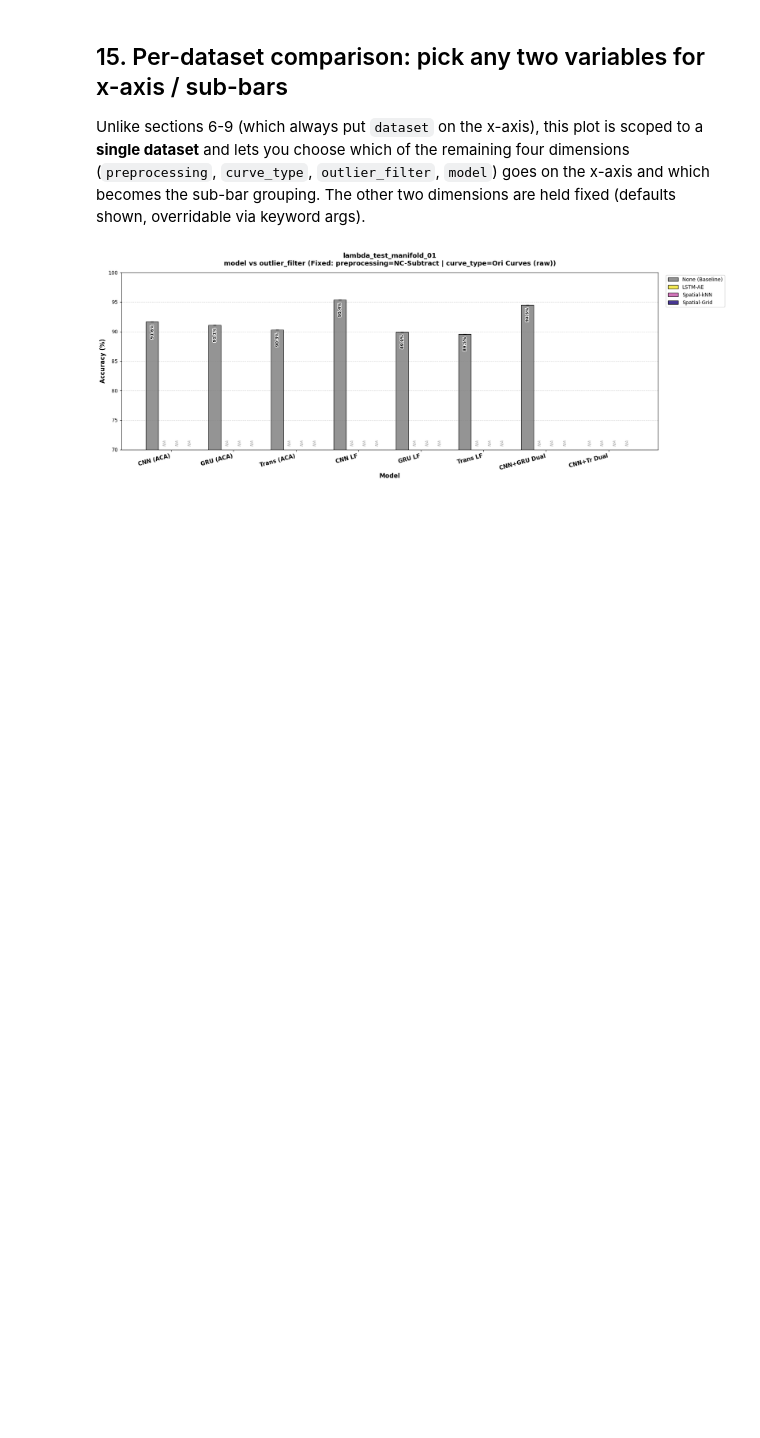
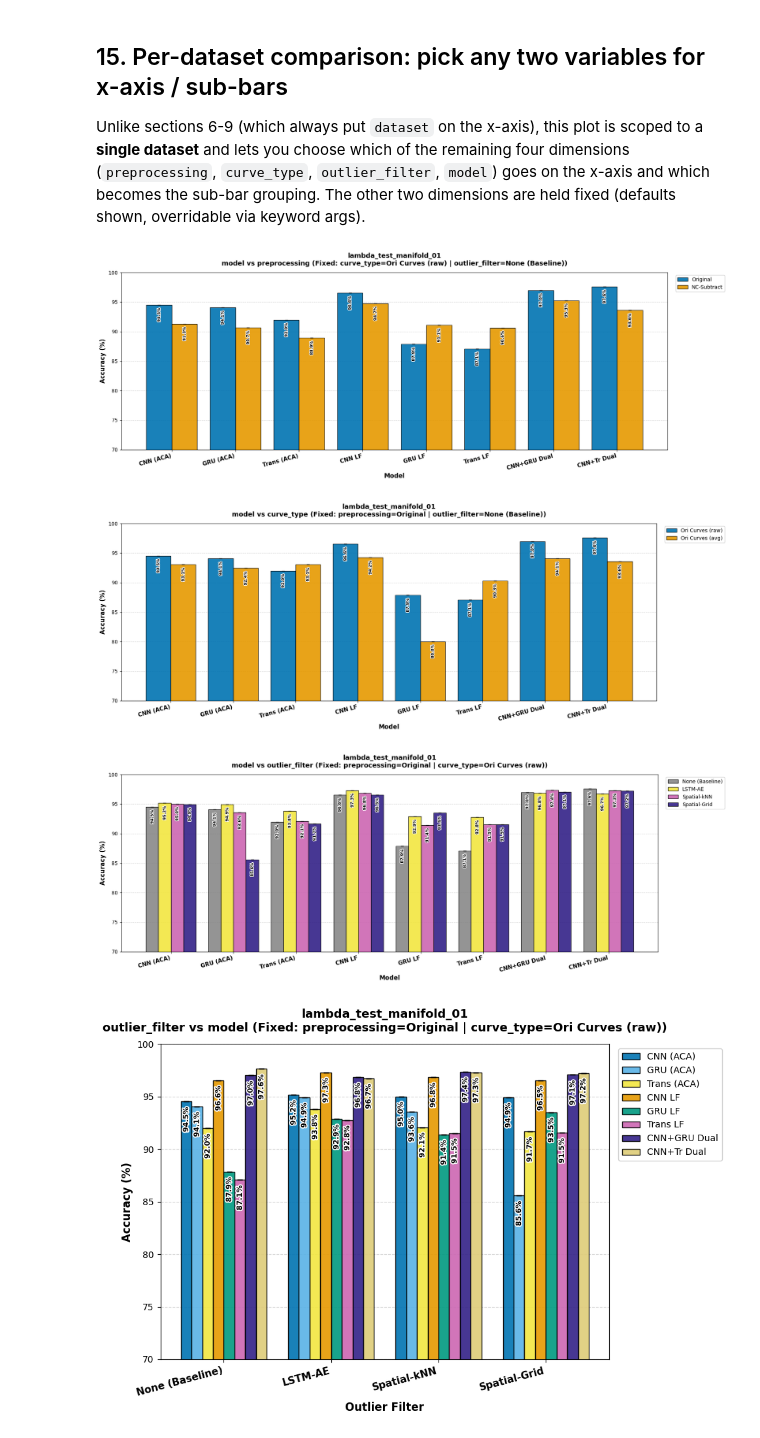
Before and after one commit to kautsarg/POC_DDM, a Jupyter notebook: gk_code/main/result_comparison.ipynb, the cells around one changed output. Drawn from its saved outputs; the diff is of its cells as text; code cells hidden in the pictures; blank space fills up the shorter version.

Commit message:
update visualisation script

```diff
--- a/gk_code/main/result_comparison.ipynb
+++ b/gk_code/main/result_comparison.ipynb
@@ -589,52 +589,90 @@ DIM_REGISTRY = {
     "model": dict(order=MODELS, color_map=MODEL_COLOR_MAP, label_map=MODEL_LABEL_MAP),
 }
 
-# Default fixed value for each dimension, used whenever that dimension is neither the
-# x-axis nor the sub-bar grouping and no explicit override is passed.
-DIM_DEFAULTS = {
-    "preprocessing": "nc_subtract",
-    "curve_type": "ori_curves",
-    "outlier_filter": "spatial_grid_label_elbow",
-    "model": "cnn_gru_dual",
-}
-
-DEFAULT_DATASET_FOLDER = "D20260611_E00_C00_F4500KHz_U_lambda_test_manifold_01"
-
-
-def plot_per_dataset_comparison(df, dataset_folder=DEFAULT_DATASET_FOLDER,
+def plot_per_dataset_comparison(df, dataset_folder, dim_defaults,
                                   x_col="model", hue_col="outlier_filter", **fixed_overrides):
     """Single-dataset grouped bar chart: x=x_col, sub-bars=hue_col, y=accuracy_mean.
 
     The two dimensions not chosen as x_col/hue_col are held fixed at DIM_DEFAULTS,
     overridable via keyword args (e.g. preprocessing="original").
     """
     if x_col == hue_col:
         raise ValueError("x_col and hue_col must differ")
     if x_col not in DIM_REGISTRY or hue_col not in DIM_REGISTRY:
         raise ValueError(f"x_col/hue_col must be one of {list(DIM_REGISTRY)}")
 
     fixed_dims = [d for d in DIM_REGISTRY if d not in (x_col, hue_col)]
     unknown = set(fixed_overrides) - set(fixed_dims)
     if unknown:
         raise ValueError(f"Cannot override {unknown}: not fixed when x_col={x_col}, hue_col={hue_col}")
-    fixed = {d: fixed_overrides.get(d, DIM_DEFAULTS[d]) for d in fixed_dims}
+    fixed = {d: fixed_overrides.get(d, dim_defaults[d]) for d in fixed_dims}
 
     dataset = short_name(dataset_folder)
     sub = df[_eq(df.dataset, dataset)]
     for d, v in fixed.items():
         sub = sub[_eq(sub[d], v)]
 
     x_info, hue_info = DIM_REGISTRY[x_col], DIM_REGISTRY[hue_col]
     fixed_str = fixed_params_str(**fixed)
     grouped_bar_chart_generic(
         sub, x_col, x_info["order"], hue_col, hue_info["order"],
         hue_info["color_map"], hue_info["label_map"],
         title=f"{dataset}\n{x_col} vs {hue_col} (Fixed: {fixed_str})",
         x_label=x_col.replace("_", " ").title(),
         x_tick_label_map=x_info["label_map"],
     )
 
 
-plot_per_dataset_comparison(results_df)
+
+DEFAULT_DATASET_FOLDER = "D20260611_E00_C00_F4500KHz_U_lambda_test_manifold_01"
+
+# DIM_DEFAULTS = {
+#     "preprocessing": "nc_subtract",
+#     "curve_type": "ori_curves",
+#     "outlier_filter": "spatial_grid_label_elbow",
+#     "model": "cnn_gru_dual",
+# }
+# plot_per_dataset_comparison(results_df, dim_defaults=DIM_DEFAULTS, dataset_folder=DEFAULT_DATASET_FOLDER, x_col="model",)
+
+
+
+#PREPROCESSING
+DEFAULT_VALUES_PREPROCESSING = {
+    # "preprocessing": "original",
+    "curve_type": "ori_curves",
+    "outlier_filter": None,
+    # "model": "cnn_gru_dual",
+}
+plot_per_dataset_comparison(results_df, dim_defaults=DEFAULT_VALUES_PREPROCESSING, dataset_folder=DEFAULT_DATASET_FOLDER, x_col="model", hue_col="preprocessing")
+
+#CURVE TYPE
+DEFAULT_VALUES_CURVE_TYPE = {
+    "preprocessing": "original",
+    # "curve_type": "ori_curves",
+    "outlier_filter": None,
+    # "model": "cnn_gru_dual",
+}
+plot_per_dataset_comparison(results_df, dim_defaults=DEFAULT_VALUES_CURVE_TYPE, dataset_folder=DEFAULT_DATASET_FOLDER, x_col="model", hue_col="curve_type")
+
+#OUTLIER
+DEFAULT_VALUES_OUTLIER_FILTER = {
+    "preprocessing": "original",
+    "curve_type": "ori_curves",
+    # "outlier_filter": None,
+    # "model": "cnn_gru_dual",
+}
+plot_per_dataset_comparison(results_df, dim_defaults=DEFAULT_VALUES_OUTLIER_FILTER, dataset_folder=DEFAULT_DATASET_FOLDER, x_col="model", hue_col="outlier_filter")
+
+#MODEL
+DEFAULT_VALUES_MODEL = {
+    "preprocessing": "original",
+    "curve_type": "ori_curves",
+    # "outlier_filter": None,
+    # "model": "cnn_gru_dual",
+}
+plot_per_dataset_comparison(results_df, dim_defaults=DEFAULT_VALUES_MODEL, dataset_folder=DEFAULT_DATASET_FOLDER, x_col="outlier_filter", hue_col="model")
 # %% [output]
-[figure, old version]
+[figure, new version]
+[figure, added]
+[figure, added]
+[figure, added]
```
Also changed, not shown: parts of 14 cells of this notebook, 1 other file.
